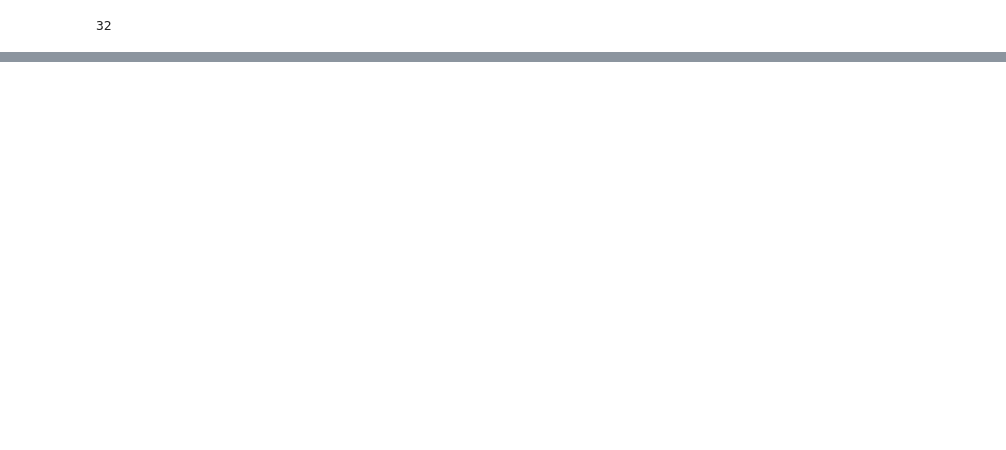
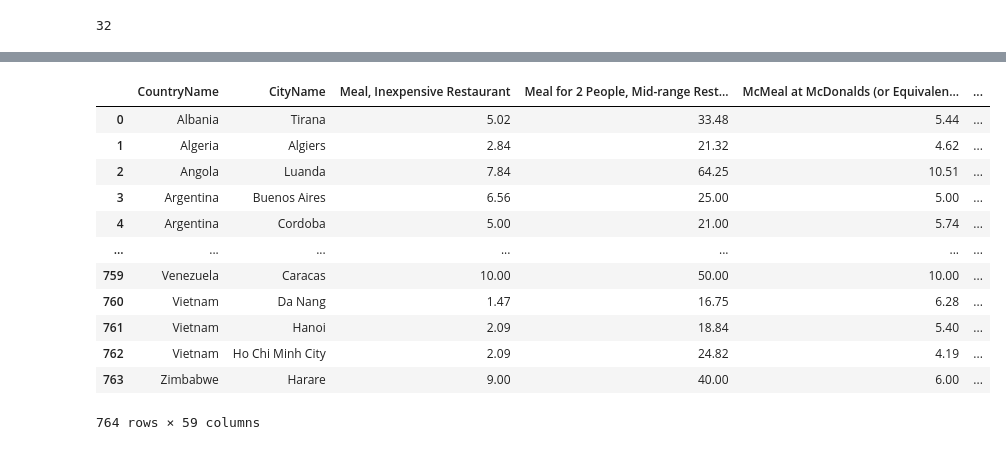
Before and after one commit to adkurylev/relocation_recsys, a Jupyter notebook: notebooks/data_finalize.ipynb, the cells around one changed output, grey strips where cells are left out. Drawn from its saved outputs; the diff is of its cells as text; code cells hidden in the pictures; blank space fills up the shorter version.

```diff
--- a/notebooks/data_finalize.ipynb
+++ b/notebooks/data_finalize.ipynb
@@ -249,0 +376,28 @@ memory usage: 199.7+ KB
+# %%
+wiki_sun = wiki_sun.drop(wiki_sun.iloc[:, 0:3],axis = 1)
+wiki_temp = wiki_temp.drop(wiki_temp.iloc[:, 0:3],axis = 1)
+# %%
+wiki_sun.columns = ['sun_' + x for x in wiki_sun.columns]
+wiki_temp.columns = ['temp_' + x for x in wiki_temp.columns]
+# %%
+wiki_sun = wiki_sun.rename(columns={'sun_id': 'id'})
+wiki_temp = wiki_temp.rename(columns={'temp_id': 'id'})
+# %%
+df_u = pd.merge(df_u, wiki_sun, how="left", on=["id"])
+df_u = pd.merge(df_u, wiki_temp, how="left", on=["id"])
+# %%
+df_u
+# %% [output]
+|  | CountryName | CityName | Meal, Inexpensive Restaurant | Meal for 2 People, Mid-range Rest... | McMeal at McDonalds (or Equivalen... | ... |
+| 0 | Albania | Tirana | 5.02 | 33.48 | 5.44 | ... |
+| 1 | Algeria | Algiers | 2.84 | 21.32 | 4.62 | ... |
+| 2 | Angola | Luanda | 7.84 | 64.25 | 10.51 | ... |
+| 3 | Argentina | Buenos Aires | 6.56 | 25.00 | 5.00 | ... |
+| 4 | Argentina | Cordoba | 5.00 | 21.00 | 5.74 | ... |
+| ... | ... | ... | ... | ... | ... | ... |
+| 759 | Venezuela | Caracas | 10.00 | 50.00 | 10.00 | ... |
+| 760 | Vietnam | Da Nang | 1.47 | 16.75 | 6.28 | ... |
+| 761 | Vietnam | Hanoi | 2.09 | 18.84 | 5.40 | ... |
+| 762 | Vietnam | Ho Chi Minh City | 2.09 | 24.82 | 4.19 | ... |
+| 763 | Zimbabwe | Harare | 9.00 | 40.00 | 6.00 | ... |
+764 rows × 59 columns
```
Also changed, not shown: parts of 26 cells of this notebook.
